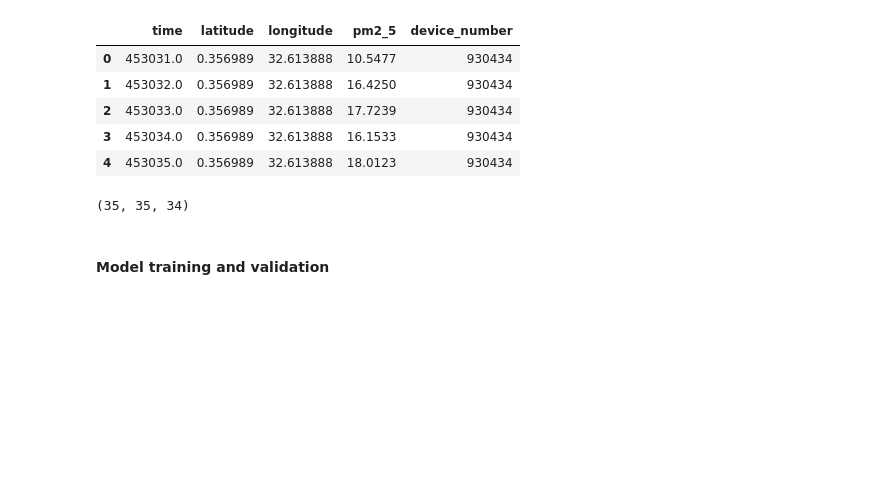
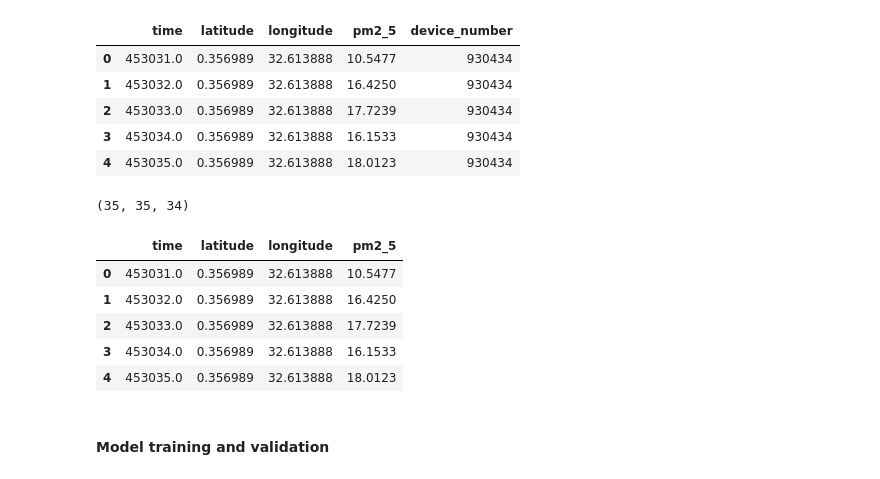
Before and after one commit to lilly-muyama/spatial_temporal_air_pollution_modelling, a Jupyter notebook: kampala/notebooks/26-07-23 LSTM.ipynb, the cells around one changed output. Saved outputs shown, nothing was run; the diff lists cells and outputs as text; code cells hidden in the pictures; blank space fills up the shorter version.

```diff
--- a/kampala/notebooks/26-07-23 LSTM.ipynb
+++ b/kampala/notebooks/26-07-23 LSTM.ipynb
@@ -81,6 +68,16 @@ device_ids = final_df['device_number'].unique()
 len(latitudes), len(longitudes), len(device_ids)
 # %% [output]
 (35, 35, 34)
+# %%
+final_df = final_df.drop(['device_number'], axis=1)
+final_df.head()
+# %% [output]
+|  | time | latitude | longitude | pm2_5 |
+| 0 | 453031.0 | 0.356989 | 32.613888 | 10.5477 |
+| 1 | 453032.0 | 0.356989 | 32.613888 | 16.4250 |
+| 2 | 453033.0 | 0.356989 | 32.613888 | 17.7239 |
+| 3 | 453034.0 | 0.356989 | 32.613888 | 16.1533 |
+| 4 | 453035.0 | 0.356989 | 32.613888 | 18.0123 |
 # %% [markdown]
 #### Model training and validation
 # %%
```
Also changed, not shown: parts of 6 cells of this notebook, 1 other file.
